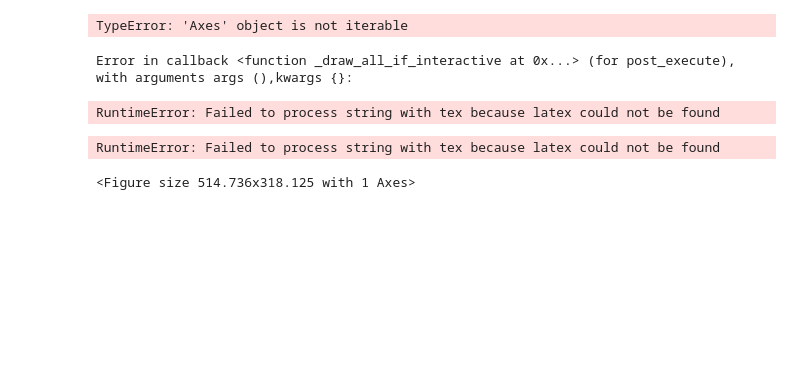
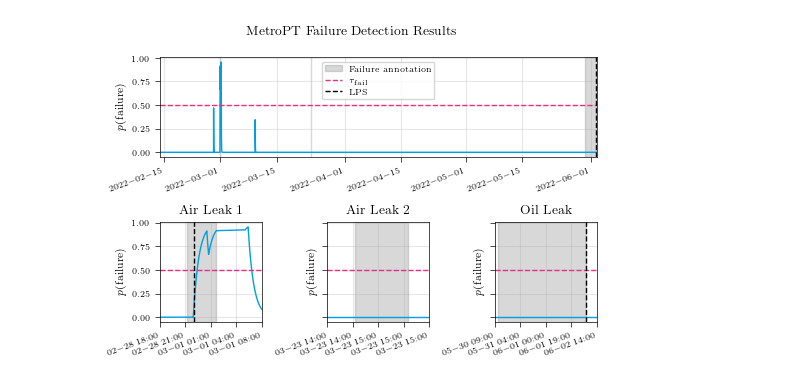
Before and after one commit to MatthiasJakobs/metro-xai, a Jupyter notebook: pt1_failure_detection.ipynb, the cells around one changed output. Drawn from its saved outputs; the diff is of its cells as text; code cells hidden in the pictures; blank space fills up the shorter version.

```diff
--- a/pt1_failure_detection.ipynb
+++ b/pt1_failure_detection.ipynb
@@ -30,48 +35,71 @@ print_failures(test_chunk_dates, failures)
 # %%
 
-from plotz import COLORS, default_plot
+from plotz import COLORS, default_plot_mosaic
+import matplotlib.dates as mdates
 
 feature_names = ['TP2', 'TP3', 'H1', 'DV_pressure', 'Reservoirs', 'Oil_temperature', 'Flowmeter', 'Motor_current', 'COMP']
 
 actual_failures = [
     (np.datetime64('2022-02-28T21:53:00'), np.datetime64('2022-03-01T02:00:00')),
     (np.datetime64('2022-03-23T14:54:00'), np.datetime64('2022-03-23T15:24:00')),
     (np.datetime64('2022-05-30T12:00:00'), np.datetime64('2022-06-02T06:18:00')),
 ]
 
-fig, axs = default_plot(width_fraction=1, height_fraction=1, sharey=True, style='jdsa')
+mosaic = '''
+AAA
+BCD
+'''
+fig, axs = default_plot_mosaic(width_fraction=1, height_fraction=1.1, sharey=True, subplots=mosaic, style='jdsa')
 plt.rcParams.update({'date.autoformatter.hour': '%m-%d %H:00'})
 
 rot = 20
 
-for idx, ax in enumerate(axs):
+failure_strings = ['Air Leak 1', 'Air Leak 2', 'Oil Leak']
+lps_signals = [
+    np.datetime64('2022-02-28T22:50:00'),
+    None,
+    np.datetime64('2022-06-02T06:18:00'),
+]
+
+from matplotlib.ticker import MaxNLocator
+
+for idx, ax_string in enumerate(axs):
+    ax = axs[ax_string]
     for idx2, (start, end) in enumerate(actual_failures):
         ax.axvspan(start, end, color='grey', alpha=0.3, label='Failure annotation' if idx == 0 and idx2 == 0 else '')
+
+    corr_fail = idx-1
+    if corr_fail >= 0:
+        ax.set_title(f'{failure_strings[corr_fail]}')
+        if corr_fail == 0:
+            diff_start = np.timedelta64(1, 'h')
+            diff_stop = np.timedelta64(5, 'h')
+        elif corr_fail == 1:
+            diff_start = np.timedelta64(10, 'm')
+            diff_stop = np.timedelta64(10, 'm')
+        else:
+            diff_start = np.timedelta64(1, 'h')
+            diff_stop = np.timedelta64(1, 'h')
+        xlim_start = actual_failures[corr_fail][0] - diff_start
+        xlim_end = actual_failures[corr_fail][1] + diff_stop
+        ax.set_xlim(xlim_start, xlim_end)
+        ax.xaxis.set_major_formatter(mdates.DateFormatter('%m-%d %H:00'))
+        ax.xaxis.set_major_locator(MaxNLocator(nbins=4))
 
     ax.plot(test_chunk_dates[:, 1], output, color='C1', label='' if idx == 0 else '')
     ax.axhline(y=0.5, color=COLORS.red, linestyle='--', label=r'$\tau_{\textrm{fail}}$' if idx==0 else '')
     ax.set_ylabel(r'$p(\textrm{failure})$')
 
-    #ax.axvline(x=np.datetime64('2022-06-04T11:26:01.422000000'), color='black', linestyle='--', label='LPS' if idx == 0 else '')
-    #ax.axvline(x=np.datetime64('2022-07-13T19:43:52.593000000'), color='black', linestyle='--')
+    ax.set_xticks(ax.get_xticks(), ax.get_xticklabels(), rotation=rot, ha='right')
 
-# ax1.set_xticks(ax1.get_xticks(), ax1.get_xticklabels(), rotation=rot, ha='right')
+    lps_signal = lps_signals[idx-1]
+    if lps_signal is not None:
+        ax.axvline(x=lps_signal, color='black', linestyle='--', label='LPS' if idx == 0 else '')
 
-# ax2.set_xlim(actual_failures[0][0]-np.timedelta64(3, 'h'), actual_failures[0][1]+np.timedelta64(3, 'h'))
-# ax2.set_xticks(ax2.get_xticks(), ax2.get_xticklabels(), rotation=rot, ha='right')
-# ax2.set_title('Air leak')
-# ax3.set_xlim(actual_failures[1][0]-np.timedelta64(4, 'h'), actual_failures[1][1]+np.timedelta64(4, 'h'))
-# ax3.set_xticks(ax3.get_xticks(), ax3.get_xticklabels(), rotation=rot, ha='right')
-# ax3.set_title('Oil leak')
-
-# #fig.legend(bbox_to_anchor=(0.98, 0.97))
-# ax1.legend()
+axs['A'].set_xlim(np.datetime64('2022-02-14T00:00:00'), np.datetime64('2022-06-02T12:00:00'))
+axs['A'].legend()
+fig.suptitle('MetroPT Failure Detection Results')
 fig.tight_layout()
-#fig.savefig('plots/figure3.pdf', transparent=True, bbox_inches='tight')
-#fig.savefig('plots/prob_results.pdf', transparent=True, bbox_inches='tight')
+fig.savefig('plots/pt1_failure_detection_results.pdf', transparent=True, bbox_inches='tight')
 # %% [output]
-TypeError: 'Axes' object is not iterable
-Error in callback <function _draw_all_if_interactive at 0x...> (for post_execute), with arguments args (),kwargs {}:
-RuntimeError: Failed to process string with tex because latex could not be found
-RuntimeError: Failed to process string with tex because latex could not be found
-<Figure size 514.736x318.125 with 1 Axes>
+[figure, added]
```
Also changed, not shown: parts of 1 cell of this notebook, 4 other files.
